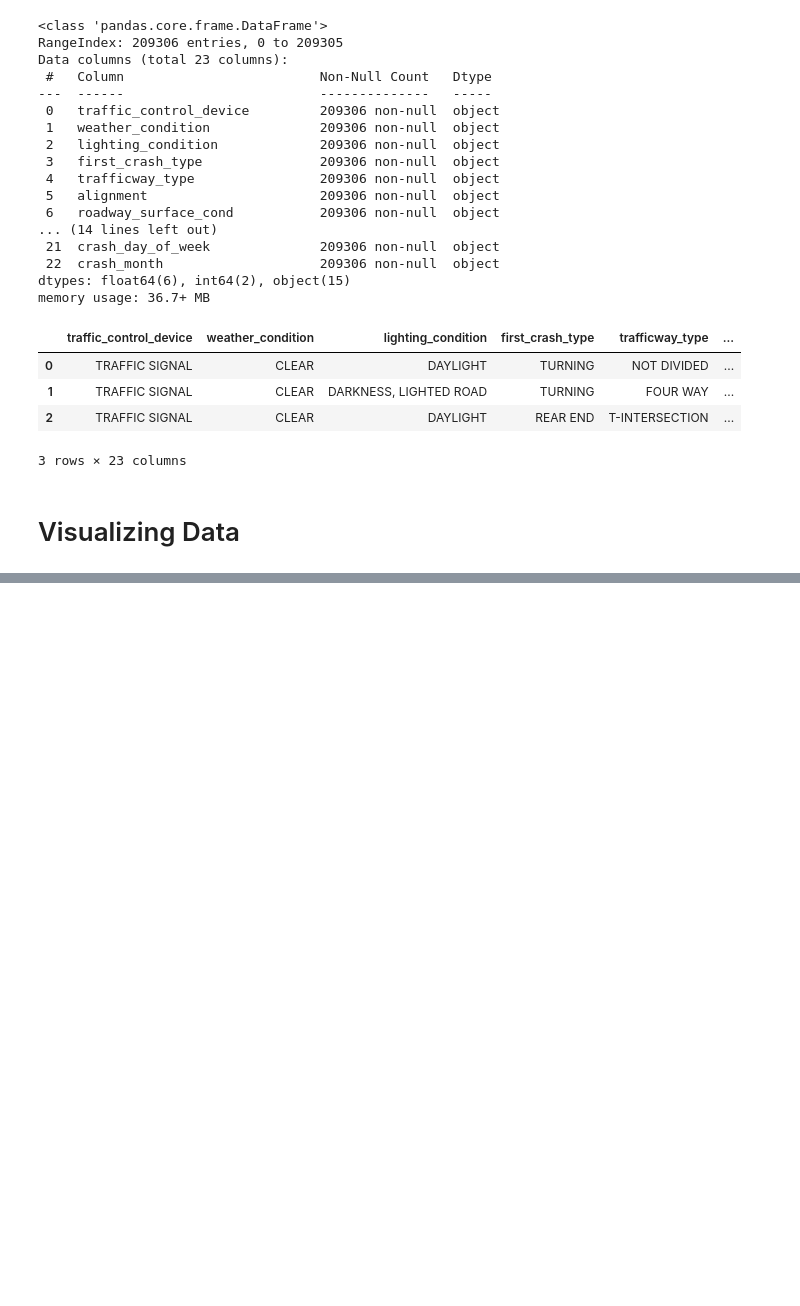
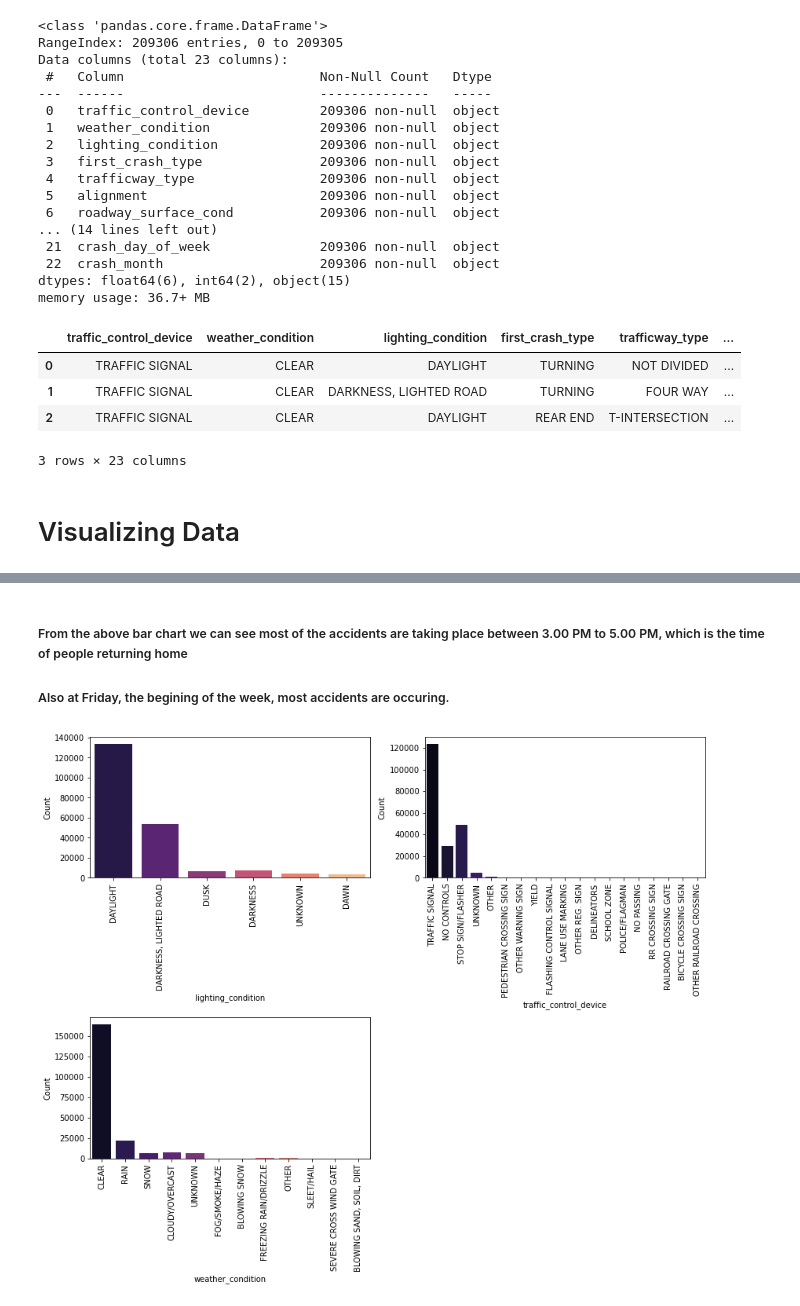
Before and after one commit to bousra1335/traffic-accidents-analysis, a Jupyter notebook: Traffic_accidents.ipynb, the cells around one changed output, grey strips where cells are left out. Saved outputs shown, nothing was run; the diff lists cells and outputs as text; code cells hidden in the pictures; blank space fills up the shorter version.

```diff
--- a/Traffic_accidents.ipynb
+++ b/Traffic_accidents.ipynb
@@ -165,0 +178,18 @@ import seaborn as sns
+# %% [markdown]
+##### From the above bar chart we can see most of the accidents are taking place between 3.00 PM to 5.00 PM, which is the time of people returning home
+##### Also at Friday, the begining of the week, most accidents are occuring.
+# %%
+categoric = ["lighting_condition", "traffic_control_device", "weather_condition"]
+
+plt.figure(figsize=(12, 10))
+for i, col in enumerate(categoric):
+    plt.subplot(2, 2, i+1)
+    sns.countplot(x=col, palette="magma", data=df)
+    plt.xticks(rotation=90)
+    plt.xlabel(col)
+    plt.ylabel("Count")
+
+plt.tight_layout()
+plt.show()
+# %% [output]
+[figure, added]
```
Also changed, not shown: parts of 4 cells of this notebook.
